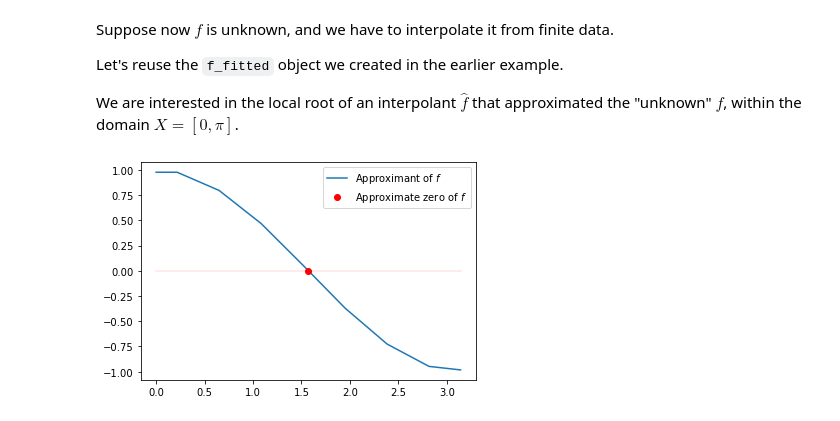
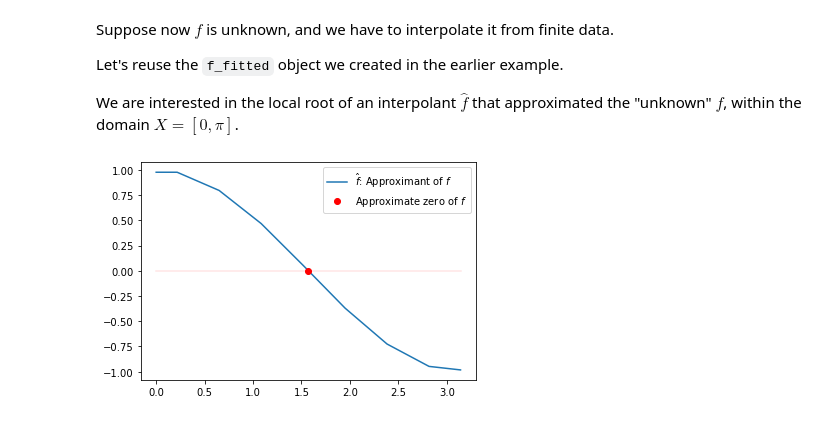
Before and after one commit to gradama/gradama, a Jupyter notebook: w6-olg-dynamic-efficiency/workshop/Supplement - 1D Root Finding, Function Interpolation.ipynb, the cells around one changed output. Drawn from its saved outputs; the diff is of its cells as text; code cells hidden in the pictures.

```diff
--- a/w6-olg-dynamic-efficiency/workshop/Supplement - 1D Root Finding, Function Interpolation.ipynb
+++ b/w6-olg-dynamic-efficiency/workshop/Supplement - 1D Root Finding, Function Interpolation.ipynb
@@ -130,16 +130,16 @@ Let's reuse the ``f_fitted`` object we created in the earlier example.
 
 We are interested in the local root of an interpolant $\hat{f}$ that approximated the "unknown" $f$, within the domain $X = [0, \pi]$.
 # %%
-x_zero = opt.brentq(f_fitted, X.min(), X.max())
+x_zero = opt.brentq(f_fitted, X.min(), X.max(), disp=True)
 # %%
 plt.figure()
 # "True" function
-plt.plot(X,f_fitted(X), '-', label=r"Approximant of $f$")
+plt.plot(X,f_fitted(X), '-', label=r"$\hat{f}$: Approximant of $f$")
 # Solution for root
 plt.plot(x_zero,f_fitted(x_zero), 'or', label=r"Approximate zero of $f$")
 # Visual reference point for zero
 plt.plot(X, np.zeros(X.shape), '-r', alpha=0.1)
 plt.legend()
 plt.show()
 # %% [output]
-[figure, old version]
+[figure, new version]
```
Also changed, not shown: 2 other files.
